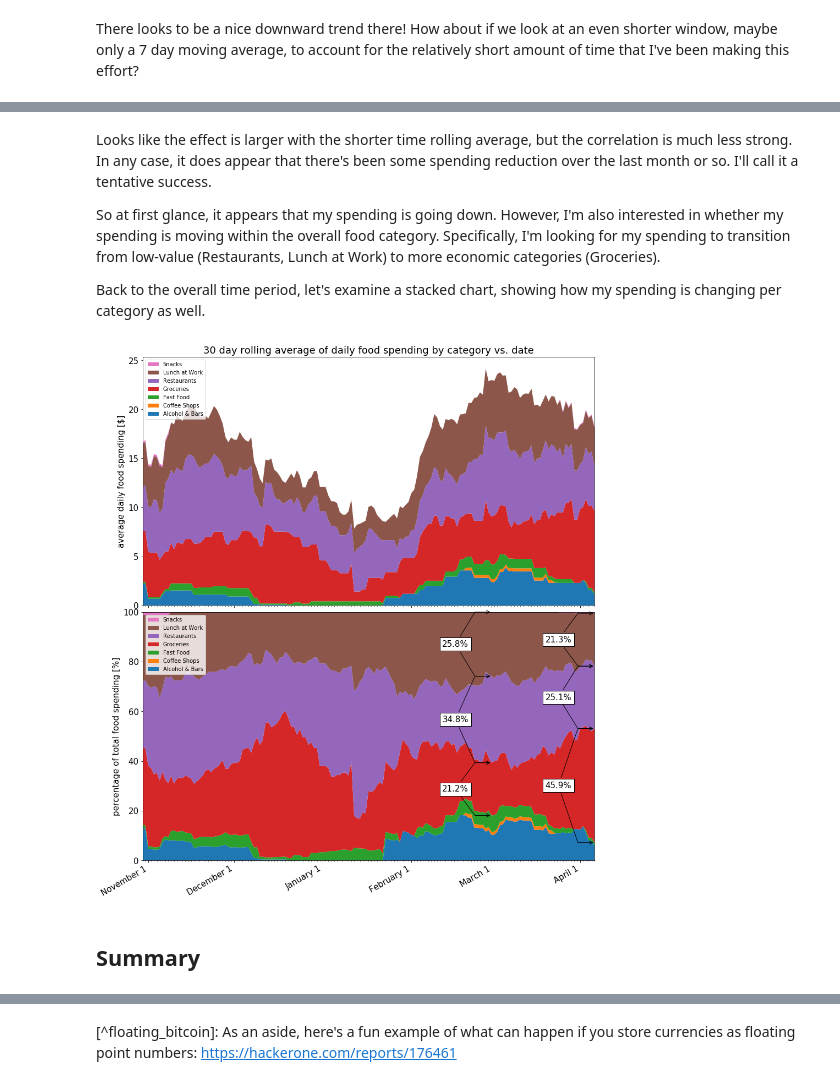
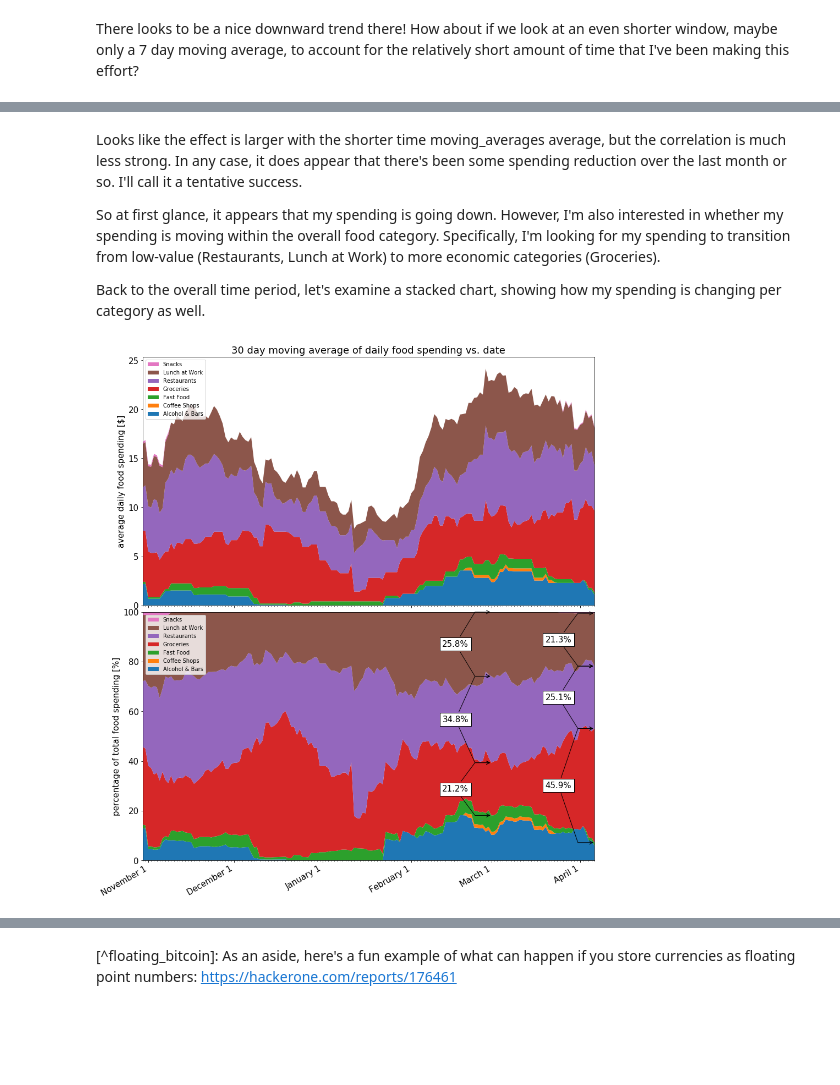
Before and after one commit to garth5689/garth5689.github.io, a Jupyter notebook: _drafts/dollars_to_doughnuts.ipynb, the cells around one changed output, grey strips where cells are left out. Cells and saved outputs as stored; diff of their text form; code cells hidden in the pictures; blank space fills up the shorter version.

```diff
--- a/_drafts/dollars_to_doughnuts.ipynb
+++ b/_drafts/dollars_to_doughnuts.ipynb
@@ -257,16 +244,20 @@ rolling_dates,rolling = calculate_rolling_window_sums(dates, daily_sums, time_sp
 # %%
+time_span = 30
+
+moving_dates, moving_averages = calculate_moving_average(dates, daily_sums, time_span)
+
 fig, ax = plt.subplots(1)
 
-ax.plot(rolling_dates,rolling,'k', alpha=0.3)
-ax.plot(rolling_dates,rolling,'k.', markersize=7)
+ax.plot(moving_dates,moving_averages,'k', alpha=0.3)
+ax.plot(moving_dates,moving_averages,'k.', markersize=7)
 
 format_x_axis_dates(fig, ax)
 
 plt.ylabel("average daily food spending [$]")
 
-ax.set_xlim([rolling_dates[0],rolling_dates[-1]])
+ax.set_xlim([moving_dates[0],moving_dates[-1]])
 ax.set_ylim(0)
-ax.set_title("{} day rolling average of daily food spending vs. date".format(time_span))
+ax.set_title("{} day moving average of daily food spending vs. date".format(time_span))
 
 plt.show()
 # %% [output]
@@ -347,11 +337,11 @@ plot_moving_average_with_regression(
 # %% [markdown]
-Looks like the effect is larger with the shorter time rolling average, but the correlation is much less strong.  In any case, it does appear that there's been some spending reduction over the last month or so.  I'll call it a tentative success.
+Looks like the effect is larger with the shorter time moving_averages average, but the correlation is much less strong.  In any case, it does appear that there's been some spending reduction over the last month or so.  I'll call it a tentative success.
 
 So at first glance, it appears that my spending is going down.  However, I'm also interested in whether my spending is moving within the overall food category.  Specifically, I'm looking for my spending to transition from low-value (Restaurants, Lunch at Work) to more economic categories (Groceries).
 
 Back to the overall time period, let's examine a stacked chart, showing how my spending is changing per category as well.
 # %%
-def calculate_rolling_window_stacked(dates, daily_sums, time_span):
+def calculate_stacked_moving_averages(dates, daily_sums, time_span):
 
     # index will be the date that we'll use to loop through our data
     # it starts n days from the beginning, which the first day that we
@@ -362,15 +352,15 @@ def calculate_rolling_window_stacked(dates, daily_sums, time_span):
 
     index = start + timedelta(days = time_span-1)
 
-    rolling = []
-    rolling_dates = []
+    moving_averages = []
+    moving_dates = []
 
     # stop once the index has reached the last day, stop calculating.
     while index <= end:
 
         # on each loop, filter out any transactions that don't fall in our window
         window = [trans for trans in transactions
-                  if index - timedelta(days = time_span) <= trans.date <= index]
+                  if (index - timedelta(days = time_span)) <= trans.date <= index]
 
         # re-sort each window of transactions by category
         window = sorted(list(window), key = lambda trans: trans.category)
@@ -383,16 +373,16 @@ def calculate_rolling_window_stacked(dates, daily_sums, time_span):
             stack[cat] = float(sum([trans.amount for trans in cat_trans])/time_span)
 
         # make a list of all the stacked numbers
-        rolling.append([stack[cat] for cat in food_categories])
+        moving_averages.append([stack[cat] for cat in food_categories])
 
         # we're also keeping track of the dates for plotting later
-        rolling_dates.append(index)
+        moving_dates.append(index)
 
         # move the index date for the next iteration
         index = index + timedelta(days = 1)
 
     # return the date and sums lists
-    return [rolling_dates, rolling]
+    return [moving_dates, moving_averages]
 # %%
 def reverse_legend_labels(axis):
     handles, labels = axis.get_legend_handles_labels()
@@ -425,34 +415,34 @@ def add_braces(ax, date, stack_indices, dates, stack_data):
 # %%
 time_span = 30
 
-rolling_dates,rolling = calculate_rolling_window_stacked(dates, daily_sums, time_span)
+moving_dates, moving_averages = calculate_stacked_moving_averages(dates,
+                                                                  daily_sums,
+                                                                  time_span)
 
-y = np.row_stack(list(zip(*rolling)))
+y = np.row_stack(list(zip(*moving_averages)))
 percent = y /  y.sum(axis=0).astype(float) * 100
 
 fig, (ax2, ax) = plt.subplots(2, facecolor='white', sharex=True, figsize=(12,16))
 plt.tight_layout(pad=0, w_pad=0.5, h_pad=0)
 
-k = ax.stackplot(rolling_dates, percent)
-k = ax2.stackplot(rolling_dates, y)
+k = ax.stackplot(moving_dates, percent)
+k = ax2.stackplot(moving_dates, y)
 
 reverse_legend_labels(ax)
 reverse_legend_labels(ax2)
 
 ax.set_ylabel("percentage of total food spending [%]")
-ax.set_xlim([rolling_dates[0],rolling_dates[-1]])
+ax.set_xlim([moving_dates[0],moving_dates[-1]])
 ax.set_ylim([0,100])
 
 format_x_axis_dates(fig, ax2)
 
-ax2.set_title("{} day rolling average of daily food spending by category vs. date".format(time_span))
+ax2.set_title("{} day moving average of daily food spending vs. date".format(time_span))
 ax2.set_ylabel("average daily food spending [$]")
 
-add_braces(ax, datetime(day=1,month=3,year=2017), [2,3,4], rolling_dates, percent)
-add_braces(ax, rolling_dates[-1], [2,3,4], rolling_dates, percent)
+add_braces(ax, datetime(day=1,month=3,year=2017), [2,3,4], moving_dates, percent)
+add_braces(ax, moving_dates[-1], [2,3,4], moving_dates, percent)
 
 plt.show()
 # %% [output]
-[figure, old version]
+[figure, new version]
-# %% [markdown]
-## Summary
```
Also changed, not shown: parts of 31 cells of this notebook, 2 other files.
